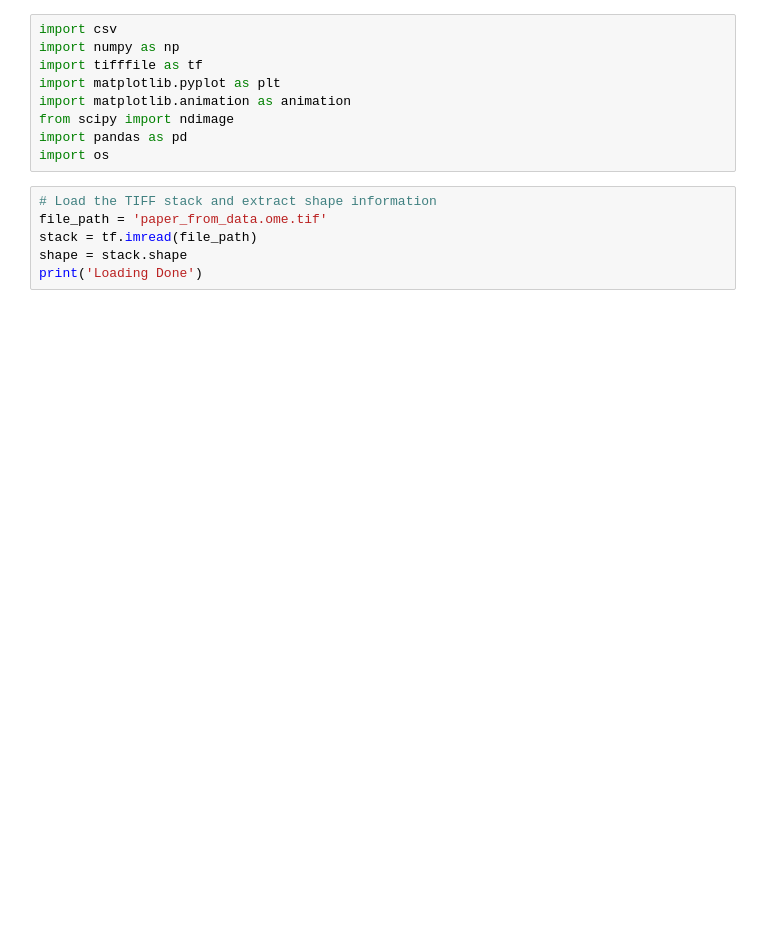
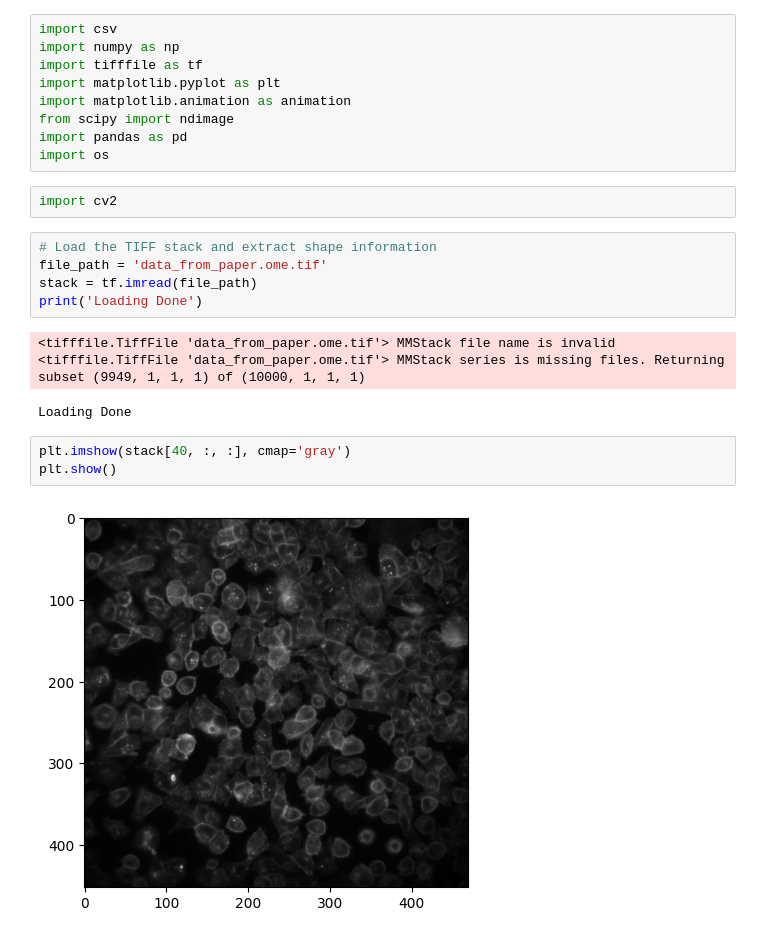
Before and after one commit to kamzey/optical-oscilloscope, a Jupyter notebook: trial-code/filtering-algorithm.ipynb, the cells around one changed output. Drawn from its saved outputs; the diff is of its cells as text; blank space fills up the shorter version.

Commit message:
modified: filtering-algorithm added: previously acquired data

```diff
--- a/trial-code/filtering-algorithm.ipynb
+++ b/trial-code/filtering-algorithm.ipynb
@@ -7,11 +7,21 @@ import matplotlib.animation as animation
 from scipy import ndimage
 import pandas as pd
 import os
+# %%
+import cv2
 # %%
 # Load the TIFF stack and extract shape information
-file_path = 'paper_from_data.ome.tif'
+file_path = 'data_from_paper.ome.tif'
 stack = tf.imread(file_path)
-shape = stack.shape
 print('Loading Done')
+# %% [output]
+<tifffile.TiffFile 'data_from_paper.ome.tif'> MMStack file name is invalid
+<tifffile.TiffFile 'data_from_paper.ome.tif'> MMStack series is missing files. Returning subset (9949, 1, 1, 1) of (10000, 1, 1, 1)
+Loading Done
+# %%
+plt.imshow(stack[40, :, :], cmap='gray')
+plt.show()
+# %% [output]
+[figure, added]
 # %%
 batch_size = 100  # Adjust the batch size as needed
```
Also changed, not shown: parts of 14 cells of this notebook, 4 other files.
